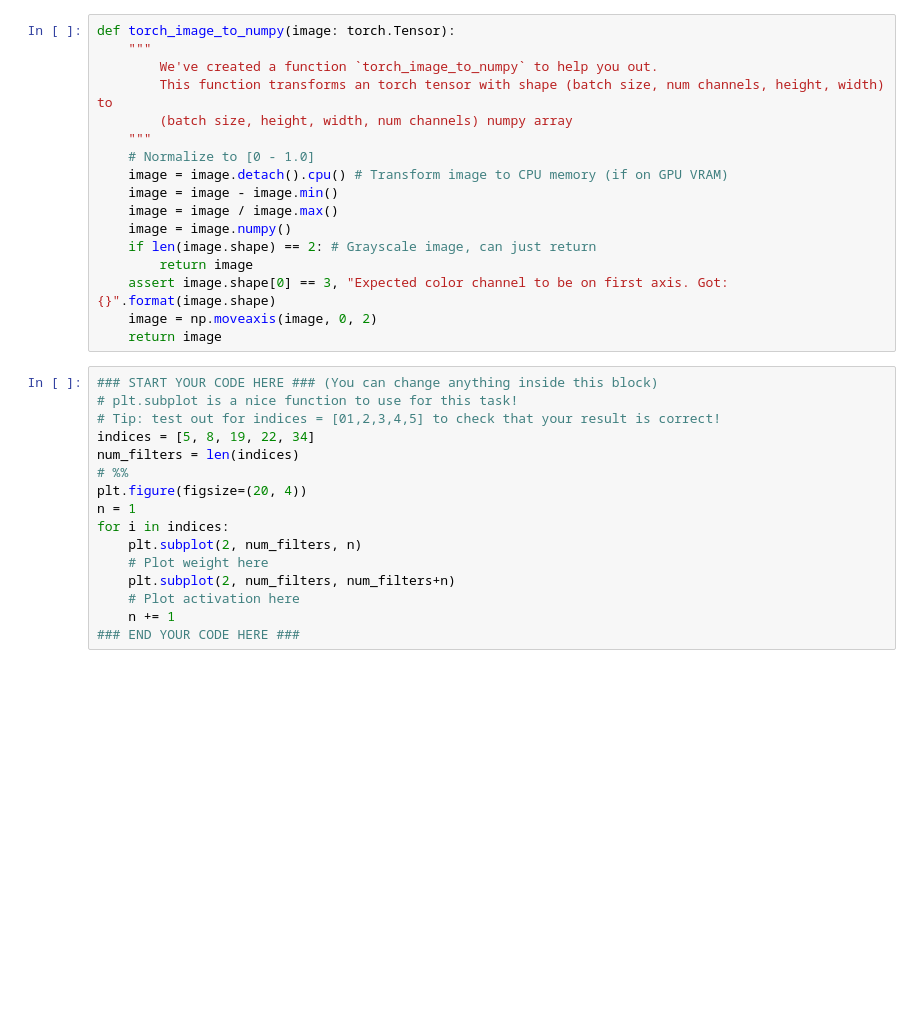
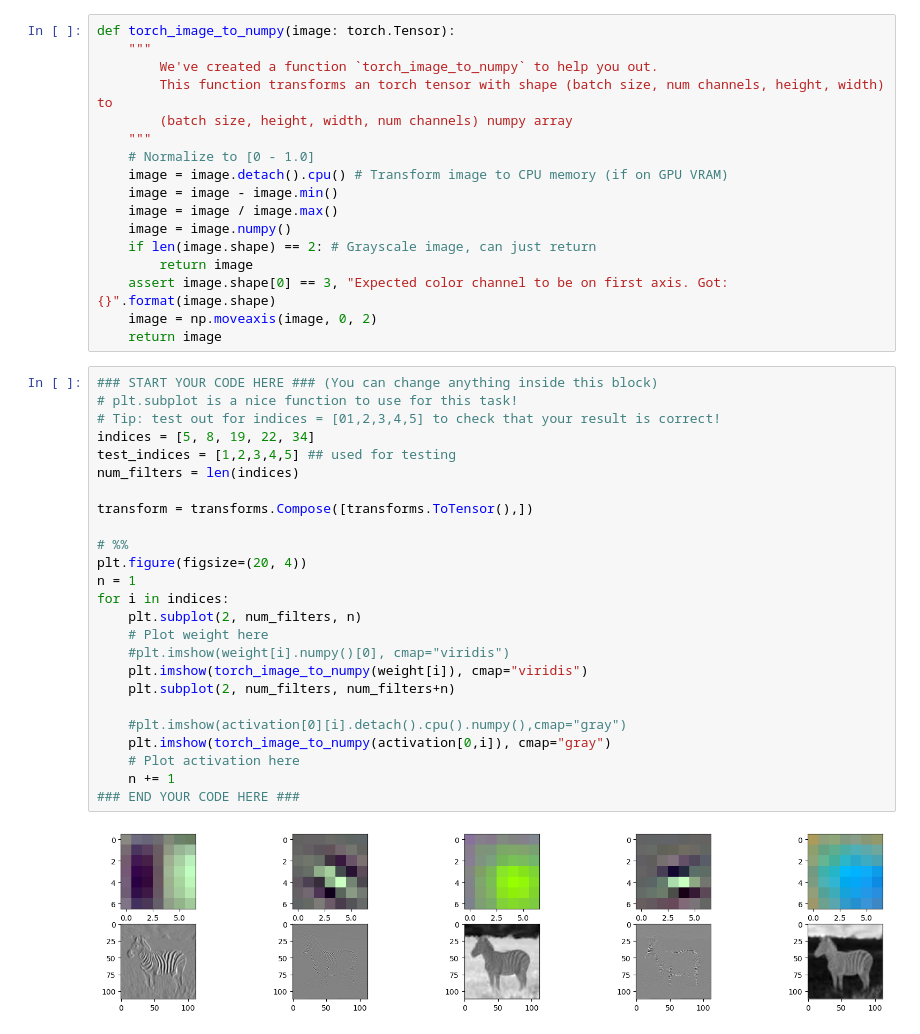
Before and after one commit to TorsteinEide/tdt4195-visdat, a Jupyter notebook: IP2-assignment/TDT4195-StarterCode-2023-main/assignment 2/task2c.ipynb, the cells around one changed output. Cells and saved outputs as stored; diff of their text form; blank space fills up the shorter version.

```diff
--- a/IP2-assignment/TDT4195-StarterCode-2023-main/assignment 2/task2c.ipynb
+++ b/IP2-assignment/TDT4195-StarterCode-2023-main/assignment 2/task2c.ipynb
@@ -68,16 +98,27 @@ def torch_image_to_numpy(image: torch.Tensor):
 # %%
 ### START YOUR CODE HERE ### (You can change anything inside this block)
 # plt.subplot is a nice function to use for this task!
 # Tip: test out for indices = [01,2,3,4,5] to check that your result is correct!
 indices = [5, 8, 19, 22, 34]
+test_indices = [1,2,3,4,5] ## used for testing
 num_filters = len(indices)
+
+transform = transforms.Compose([transforms.ToTensor(),])
+
 # %%
 plt.figure(figsize=(20, 4))
 n = 1
 for i in indices:
     plt.subplot(2, num_filters, n)
     # Plot weight here
+    #plt.imshow(weight[i].numpy()[0], cmap="viridis")
+    plt.imshow(torch_image_to_numpy(weight[i]), cmap="viridis")
     plt.subplot(2, num_filters, num_filters+n)
+
+    #plt.imshow(activation[0][i].detach().cpu().numpy(),cmap="gray")
+    plt.imshow(torch_image_to_numpy(activation[0,i]), cmap="gray")
     # Plot activation here
     n += 1
 ### END YOUR CODE HERE ###
+# %% [output]
+[figure, added]
```
Also changed, not shown: parts of 6 cells of this notebook, 4 other files.
